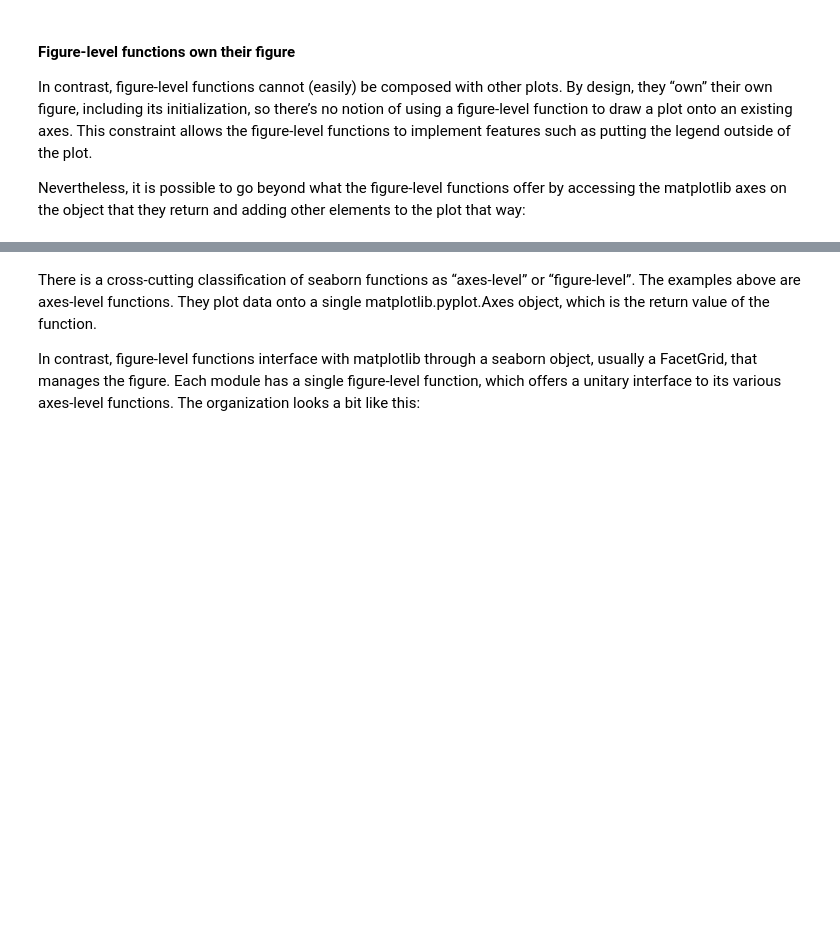
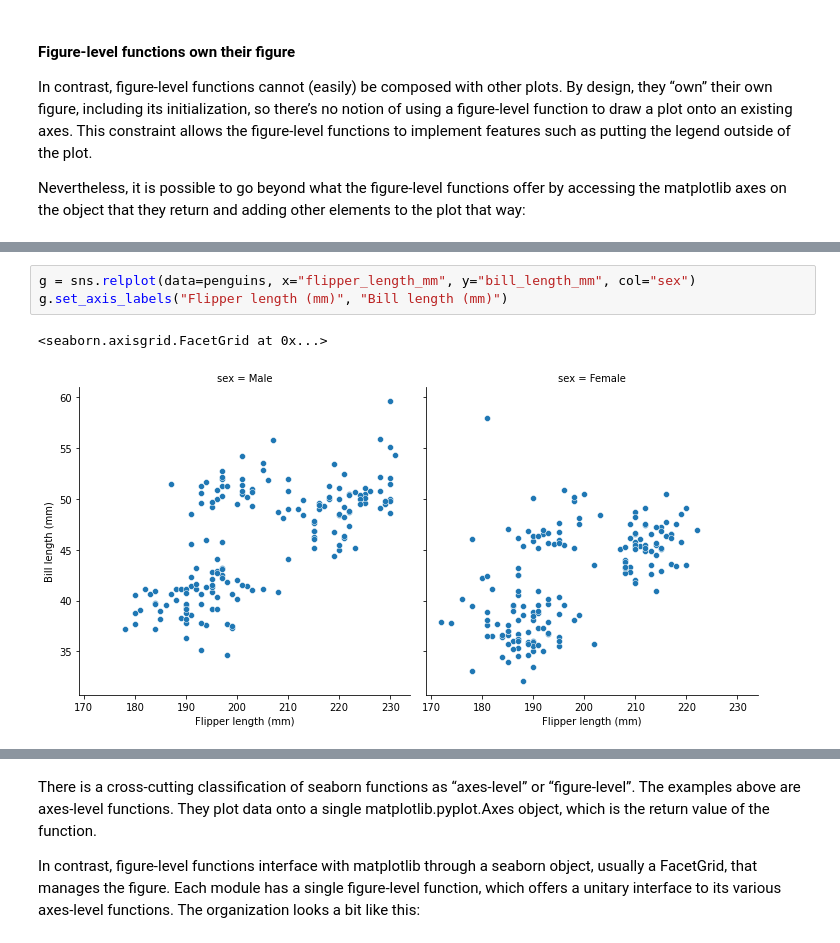
Before and after one commit to jahromi/TechTalk, a Jupyter notebook: python/notebooks/Seaborn.ipynb, the cells around one changed output, grey strips where cells are left out. Saved outputs shown, nothing was run; the diff lists cells and outputs as text; blank space fills up the shorter version.

```diff
--- a/python/notebooks/Seaborn.ipynb
+++ b/python/notebooks/Seaborn.ipynb
@@ -98,0 +102,6 @@ AttributeError: 'AxesSubplot' object has no attribute 'axline'
+# %%
+g = sns.relplot(data=penguins, x="flipper_length_mm", y="bill_length_mm", col="sex")
+g.set_axis_labels("Flipper length (mm)", "Bill length (mm)")
+# %% [output]
+<seaborn.axisgrid.FacetGrid at 0x...>
+[figure, added]
```
Also changed, not shown: parts of 17 cells of this notebook.
